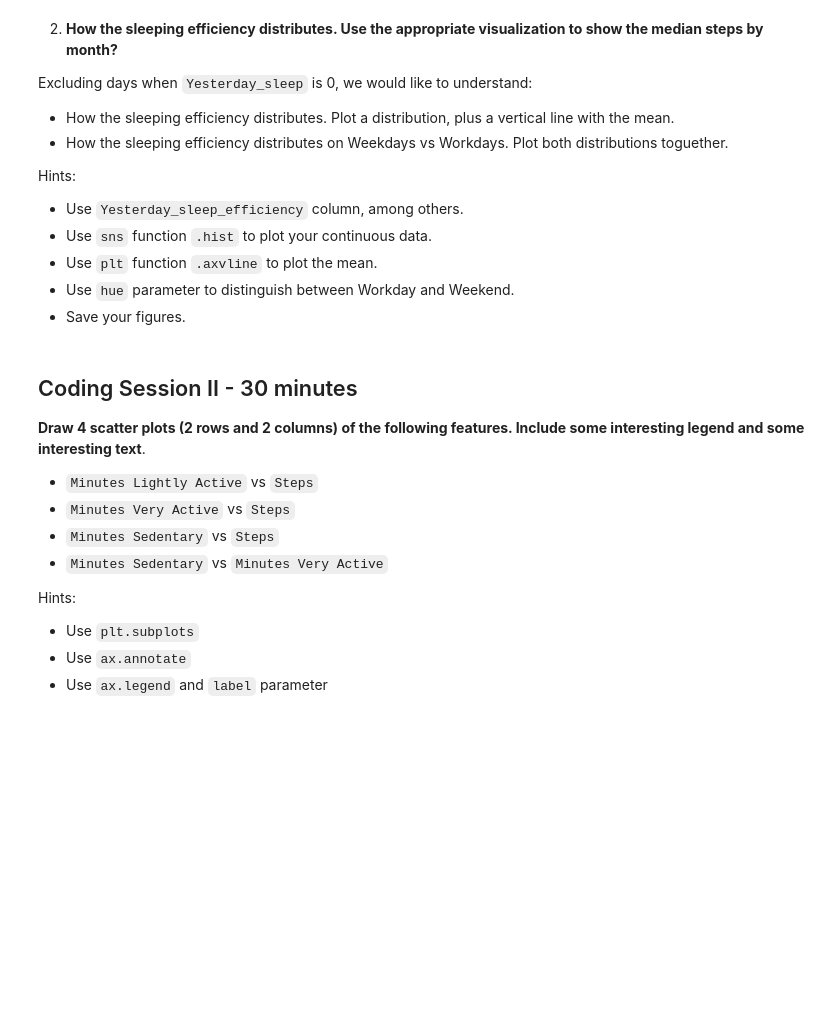
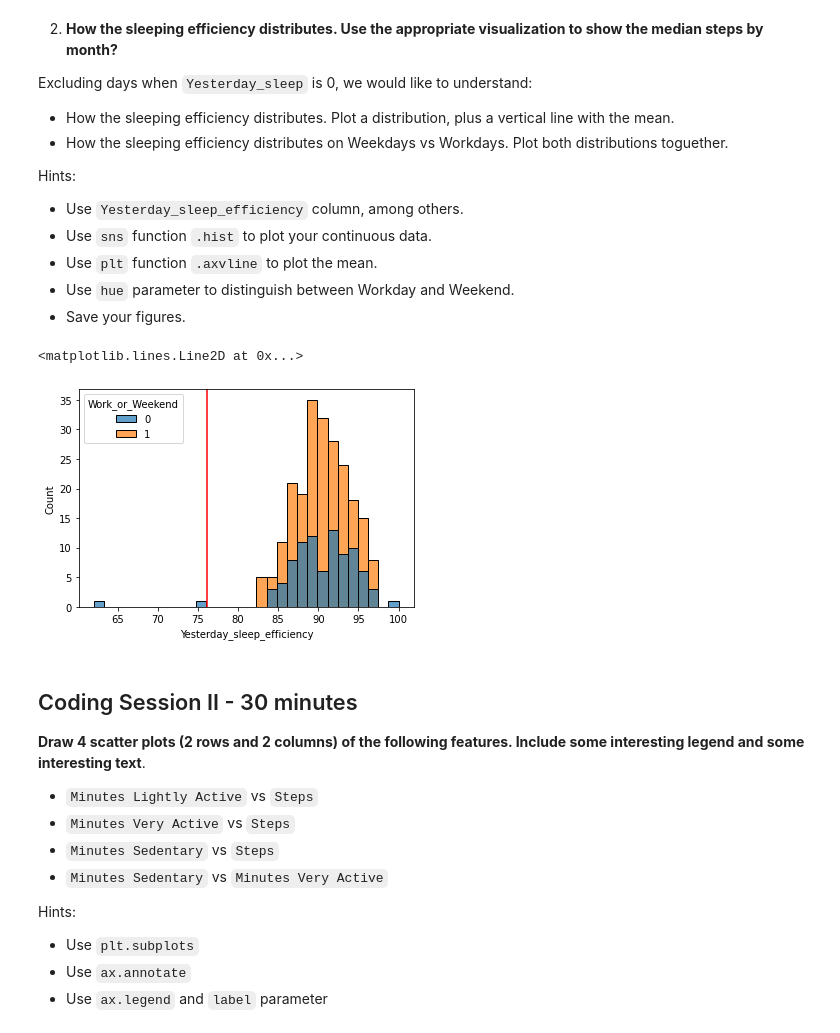
Before and after one commit to Ironhack-Data-Madrid-Marzo-2021/lab-visualization-extra, a Jupyter notebook: our_code.ipynb, the cells around one changed output. Saved outputs shown, nothing was run; the diff lists cells and outputs as text; code cells hidden in the pictures; blank space fills up the shorter version.

```diff
--- a/our_code.ipynb
+++ b/our_code.ipynb
@@ -53,0 +79,7 @@ Hints:
+# %%
+Yesterday_sleep_efficiency = fitbit[fitbit['Yesterday_sleep_efficiency'] > 0]
+sleep_dist = sns.histplot (x = 'Yesterday_sleep_efficiency', data = Yesterday_sleep_efficiency, hue = 'Work_or_Weekend', alpha = .7, bins = 30)
+sleep_dist.axvline(x=fitbit.Yesterday_sleep_efficiency.mean(), c = 'red', label = 'mean')
+# %% [output]
+<matplotlib.lines.Line2D at 0x...>
+[figure, added]
```
Also changed, not shown: parts of 6 cells of this notebook, 1 other file.
